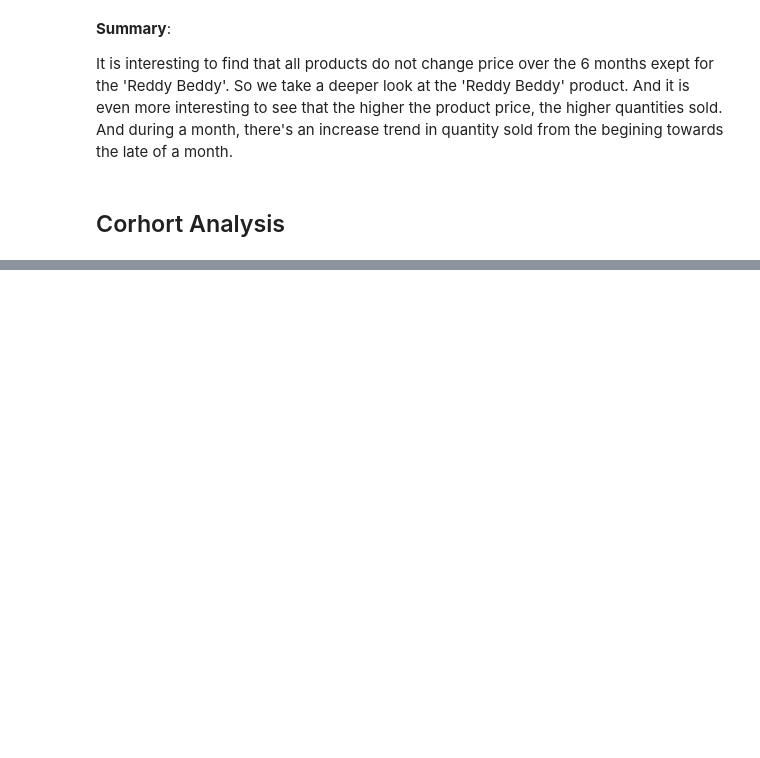
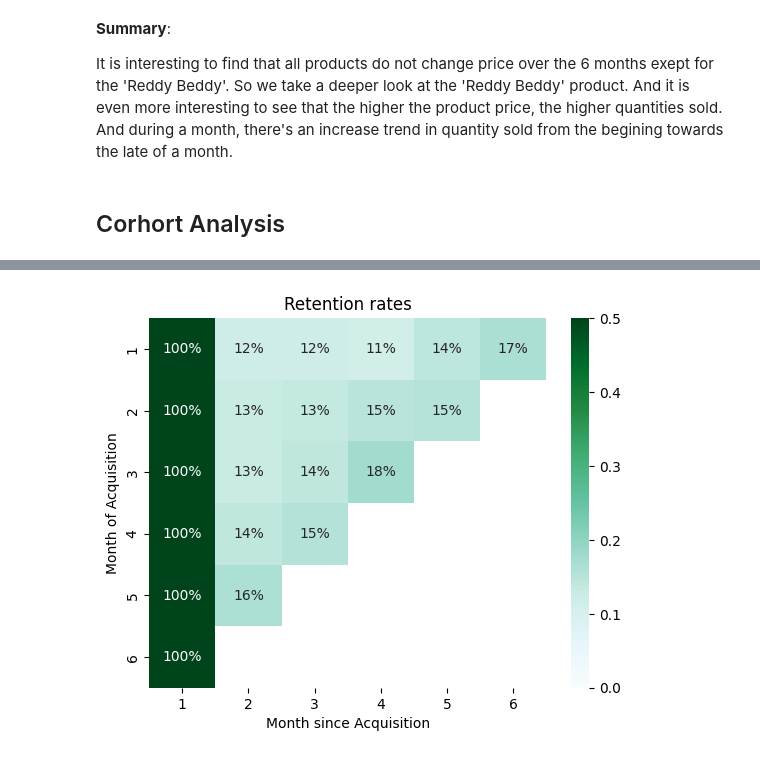
Before and after one commit to southnorthist/kaggle_analysis, a Jupyter notebook: Projects/marketing-analytics/online-retail-sales-trend-analysis/analysis-python.ipynb, the cells around one changed output, grey strips where cells are left out. Cells and saved outputs as stored; diff of their text form; code cells hidden in the pictures; blank space fills up the shorter version.

Commit message:
Added Cohort Analysis in the python version

```diff
--- a/Projects/marketing-analytics/online-retail-sales-trend-analysis/analysis-python.ipynb
+++ b/Projects/marketing-analytics/online-retail-sales-trend-analysis/analysis-python.ipynb
@@ -41,7 +41,7 @@ Seaborn: 0.12.0
 
 The data has been pre-cleaned for further analysis. The following code loads the pre-cleaned data into a pandas dataframe.
 # %%
-order_df = pd.read_csv('F:/Coursera/2022/coursera_marketing_analytics/course2/inu_neko_orderline_clean.csv')
+order_df = pd.read_csv('inu_neko_orderline_clean.csv')
 order_df.head()
 # %% [output]
 |  | trans_id | prod_upc | cust_id | trans_timestamp | trans_year | trans_month | trans_day | trans_hour | ... |
@@ -606,3 +606,8 @@ __Summary__:
 It is interesting to find that all products do not change price over the 6 months exept for the 'Reddy Beddy'. So we take a deeper look at the 'Reddy Beddy' product. And it is even more interesting to see that the higher the product price, the higher quantities sold. And during a month, there's an increase trend in quantity sold from the begining towards the late of a month.
 # %% [markdown]
 ## Corhort Analysis
+# %%
+cust_first_trans = order_df.groupby(['cust_id'], as_index = False)['trans_datetime'].first()
+cust_first_trans['cohort_month'] = cust_first_trans['trans_datetime'].dt.month
+order_df = order_df.merge(cust_first_trans[['cust_id', 'cohort_month']], how = 'inner', on = 'cust_id')
+order_df['cohort_index'] = order_df['trans_datetime'].dt.month - order_df['cohort_month'] + 1
@@ -608,0 +628,21 @@ It is interesting to find that all products do not change price over the 6 month
+# %%
+grouped_df = order_df.groupby(['cohort_month', 'cohort_index'], as_index = False)['cust_id'].nunique()
+grouped_df.rename(columns = {'cust_id': 'count'}, inplace = True)
+cohort_counts = grouped_df.pivot(index = 'cohort_month', columns = 'cohort_index', values = 'count')
+# cohort_sizes
+cohort_sizes = cohort_counts.iloc[:, 0]
+# Divide all values in the cohort counts table by cohort_sizes
+retention = cohort_counts.divide(cohort_sizes, axis = 0)
+# Heat map on the retention rate
+plt.title('Retention rates')
+sns.heatmap(data = retention,
+            annot = True,
+            fmt = '.0%',
+            vmin = 0.0,
+            vmax = 0.5,
+            cmap = 'BuGn')
+plt.xlabel('Month since Acquisition')
+plt.ylabel("Month of Acquisition")
+plt.show()
+# %% [output]
+[figure, added]
```
Also changed, not shown: parts of 4 cells of this notebook.
